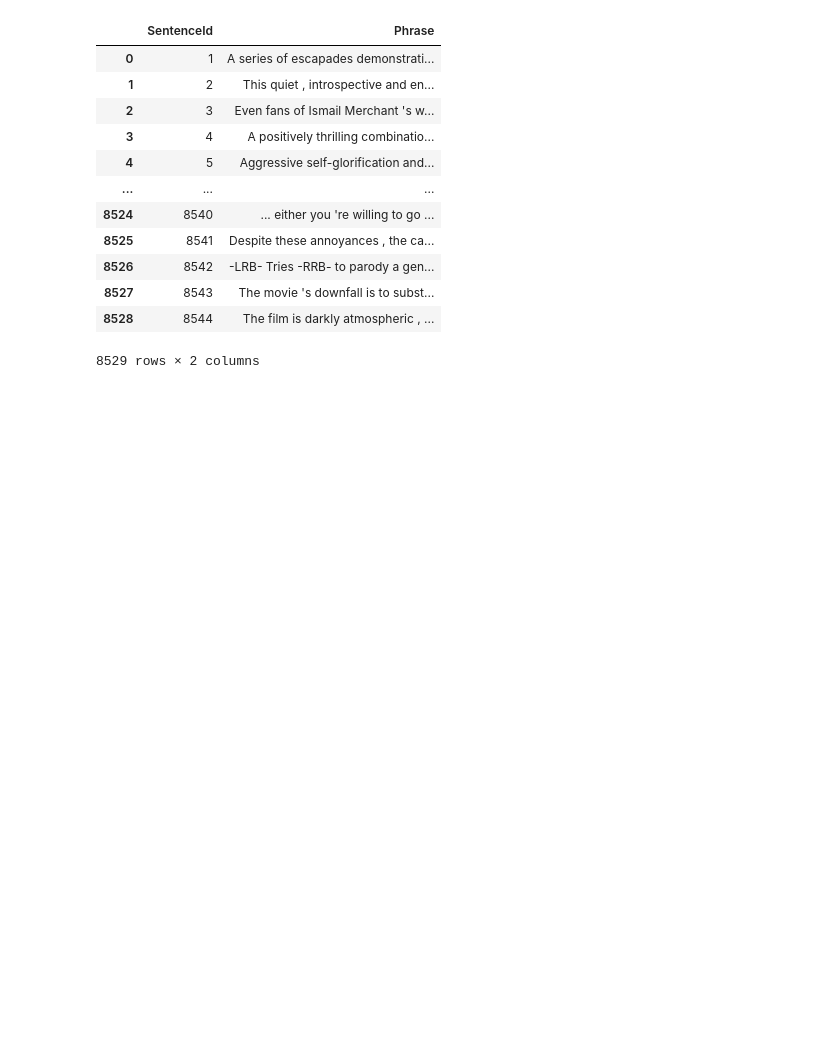
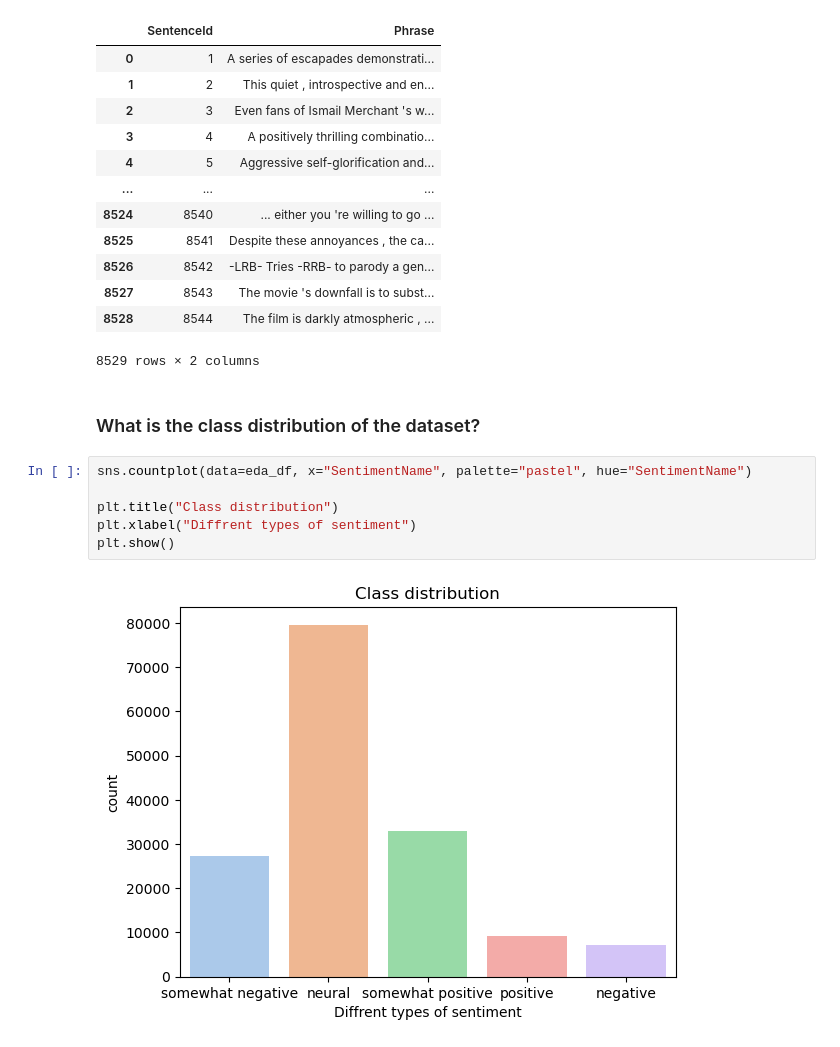
Before and after one commit to trungdung1711/sentiment-analysis-on-movie-reviews, a Jupyter notebook: notebooks/2_data_exploration.ipynb, the cells around one changed output. Saved outputs shown, nothing was run; the diff lists cells and outputs as text; blank space fills up the shorter version.

```diff
--- a/notebooks/2_data_exploration.ipynb
+++ b/notebooks/2_data_exploration.ipynb
@@ -100,3 +103,13 @@ sentences_df
 | 8527 | 8543 | The movie 's downfall is to subst... |
 | 8528 | 8544 | The film is darkly atmospheric , ... |
 8529 rows × 2 columns
+# %% [markdown]
+### What is the class distribution of the dataset?
+# %%
+sns.countplot(data=eda_df, x="SentimentName", palette="pastel", hue="SentimentName")
+
+plt.title("Class distribution")
+plt.xlabel("Diffrent types of sentiment")
+plt.show()
+# %% [output]
+[figure, added]
```
Also changed, not shown: parts of 2 cells of this notebook, 1 other file.
